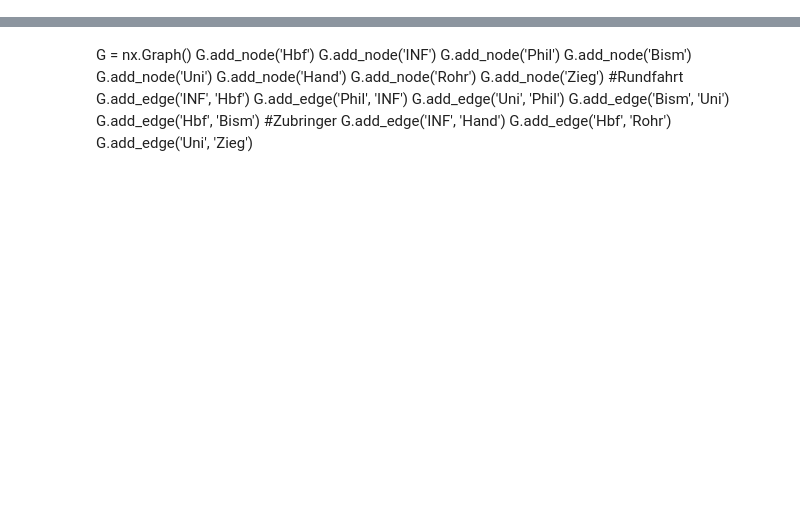
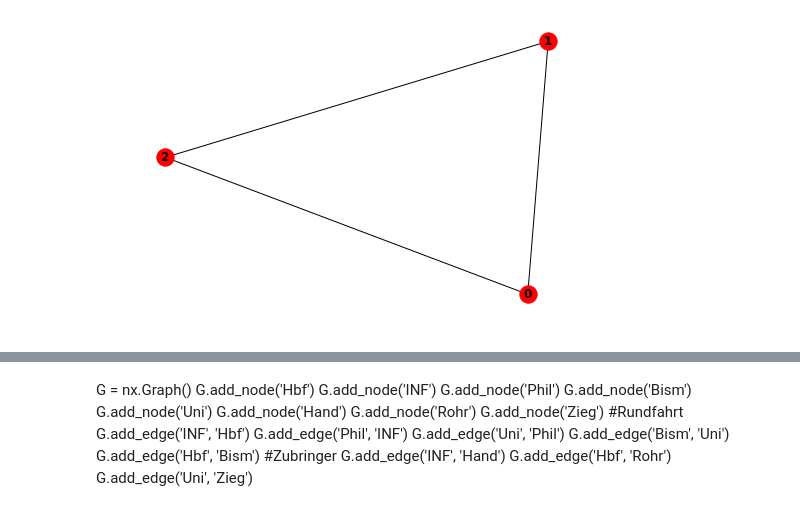
Before and after one commit to phips0/model, a Jupyter notebook: eventq.ipynb, the cells around one changed output, grey strips where cells are left out. Cells and saved outputs as stored; diff of their text form; code cells hidden in the pictures; blank space fills up the shorter version.

```diff
--- a/eventq.ipynb
+++ b/eventq.ipynb
@@ -21,14 +22,16 @@ def shuffle0(passengers):
 
 #def save(passengers, bms): # vielleicht?
 # %%
-G = nx.Graph()
+graph = nx.Graph()
 
-G.add_node(0)
-G.add_node(1)
-G.add_node(2)
+graph.add_node(0)
+graph.add_node(1)
+graph.add_node(2)
 
-G.add_edge(0,1)
-G.add_edge(1,2)
-G.add_edge(0,2)
+graph.add_edge(0,1)
+graph.add_edge(1,2)
+graph.add_edge(0,2)
 
-nx.draw(G, with_labels = True, font_weight = 'bold')
+nx.draw(graph, with_labels = True, font_weight = 'bold')
+# %% [output]
+[figure, added]
```
Also changed, not shown: parts of 5 cells of this notebook, 4 other files.
